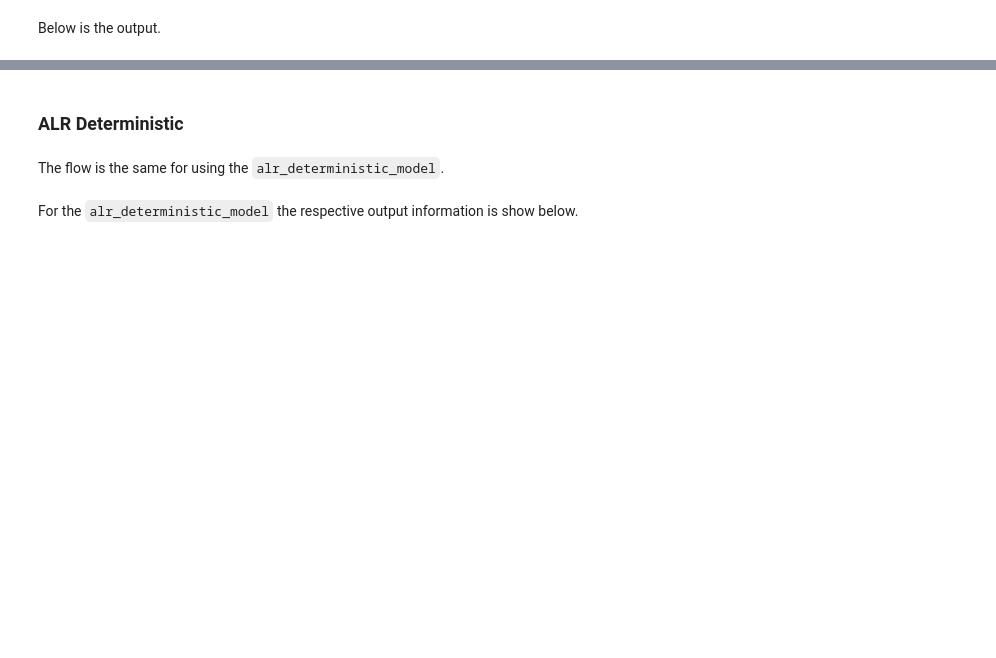
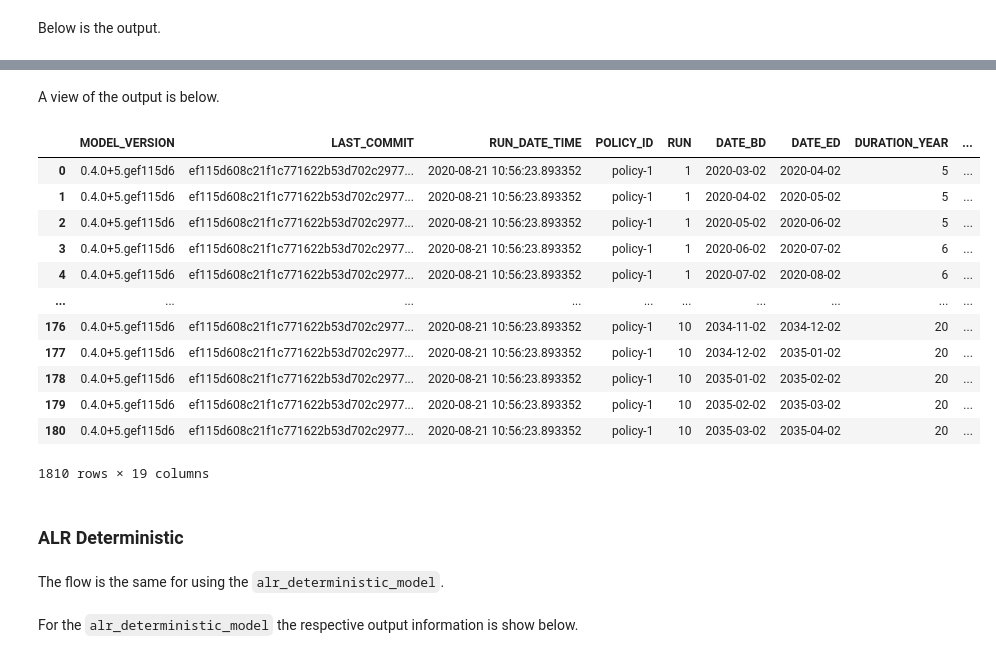
Before and after one commit to footings/footings-idi-model, a Jupyter notebook: docs/user_guide.ipynb, the cells around one changed output, grey strips where cells are left out. Drawn from its saved outputs; the diff is of its cells as text; code cells hidden in the pictures; blank space fills up the shorter version.

```diff
--- a/docs/user_guide.ipynb
+++ b/docs/user_guide.ipynb
@@ -82,0 +88,22 @@ dlr_policy_output
+# %%
+from footings_idi_model.policy_models import dlr_stochastic_model
+
+dlr_stochastic_output = dlr_stochastic_model(
+    policy_id="policy-1",
+    claim_id="claim-1",
+    gender="M",
+    birth_dt=pd.Timestamp("1970-03-26"),
+    incurred_dt=pd.Timestamp("2015-06-02"),
+    termination_dt=pd.Timestamp("2035-03-26"),
+    elimination_period=90,
+    idi_contract="AS",
+    idi_benefit_period="TO65",
+    idi_diagnosis_grp="LOW",
+    idi_occupation_class="M",
+    cola_percent=0.0,
+    benefit_amount=200.0,
+    valuation_dt=pd.Timestamp("2020-03-31"),
+    assumption_set="stat",
+    n_simulations=10,
+    seed=1,
+).run()
@@ -83,3 +132,21 @@ dlr_policy_output
+# %% [markdown]
+A view of the output is below.
+# %%
+dlr_stochastic_output
+# %% [output]
+|  | MODEL_VERSION | LAST_COMMIT | RUN_DATE_TIME | POLICY_ID | RUN | DATE_BD | DATE_ED | DURATION_YEAR | ... |
+| 0 | 0.4.0+5.gef115d6 | ef115d608c21f1c771622b53d702c2977... | 2020-08-21 10:56:23.893352 | policy-1 | 1 | 2020-03-02 | 2020-04-02 | 5 | ... |
+| 1 | 0.4.0+5.gef115d6 | ef115d608c21f1c771622b53d702c2977... | 2020-08-21 10:56:23.893352 | policy-1 | 1 | 2020-04-02 | 2020-05-02 | 5 | ... |
+| 2 | 0.4.0+5.gef115d6 | ef115d608c21f1c771622b53d702c2977... | 2020-08-21 10:56:23.893352 | policy-1 | 1 | 2020-05-02 | 2020-06-02 | 5 | ... |
+| 3 | 0.4.0+5.gef115d6 | ef115d608c21f1c771622b53d702c2977... | 2020-08-21 10:56:23.893352 | policy-1 | 1 | 2020-06-02 | 2020-07-02 | 6 | ... |
+| 4 | 0.4.0+5.gef115d6 | ef115d608c21f1c771622b53d702c2977... | 2020-08-21 10:56:23.893352 | policy-1 | 1 | 2020-07-02 | 2020-08-02 | 6 | ... |
+| ... | ... | ... | ... | ... | ... | ... | ... | ... | ... |
+| 176 | 0.4.0+5.gef115d6 | ef115d608c21f1c771622b53d702c2977... | 2020-08-21 10:56:23.893352 | policy-1 | 10 | 2034-11-02 | 2034-12-02 | 20 | ... |
+| 177 | 0.4.0+5.gef115d6 | ef115d608c21f1c771622b53d702c2977... | 2020-08-21 10:56:23.893352 | policy-1 | 10 | 2034-12-02 | 2035-01-02 | 20 | ... |
+| 178 | 0.4.0+5.gef115d6 | ef115d608c21f1c771622b53d702c2977... | 2020-08-21 10:56:23.893352 | policy-1 | 10 | 2035-01-02 | 2035-02-02 | 20 | ... |
+| 179 | 0.4.0+5.gef115d6 | ef115d608c21f1c771622b53d702c2977... | 2020-08-21 10:56:23.893352 | policy-1 | 10 | 2035-02-02 | 2035-03-02 | 20 | ... |
+| 180 | 0.4.0+5.gef115d6 | ef115d608c21f1c771622b53d702c2977... | 2020-08-21 10:56:23.893352 | policy-1 | 10 | 2035-03-02 | 2035-04-02 | 20 | ... |
+1810 rows × 19 columns
 # %% [markdown]
 ### ALR Deterministic
 # %% [markdown]
```
Also changed, not shown: parts of 18 cells of this notebook, 1 other file.
